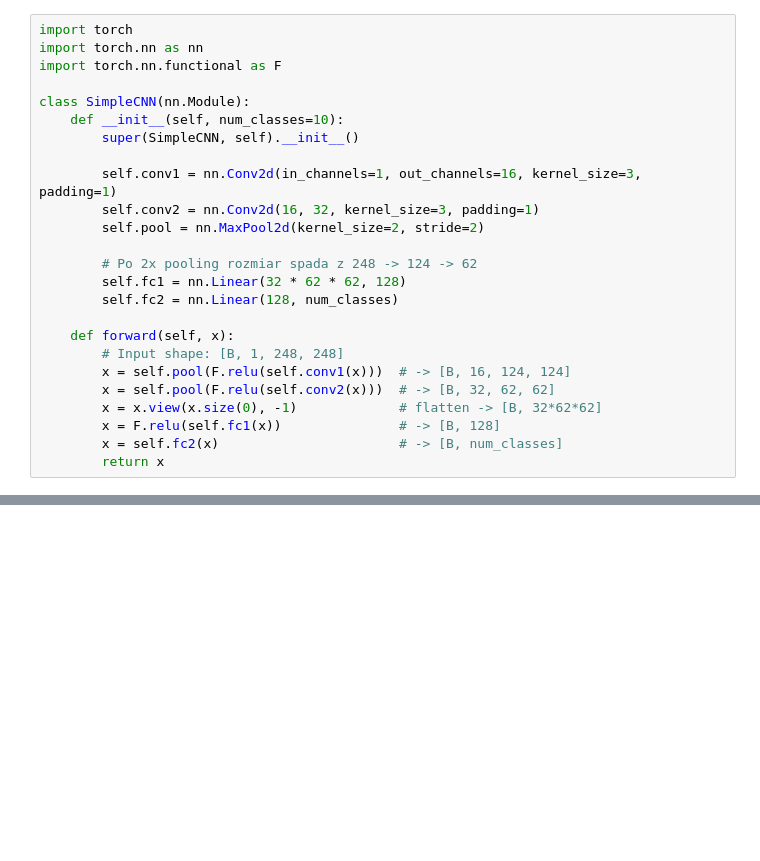
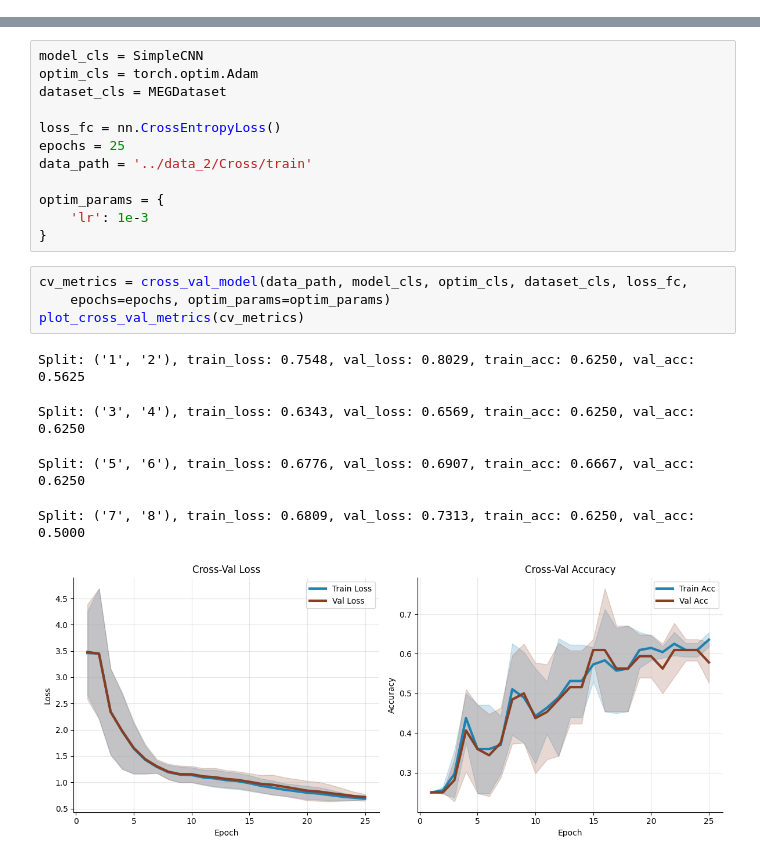
Before and after one commit to karolrogozinski/deep_learning_course, a Jupyter notebook: assignment_2/playground.ipynb, the cells around one changed output, grey strips where cells are left out. Cells and saved outputs as stored; diff of their text form; blank space fills up the shorter version.

```diff
--- a/assignment_2/playground.ipynb
+++ b/assignment_2/playground.ipynb
@@ -30,25 +12,0 @@ dataset[25]
-# %%
-import torch
-import torch.nn as nn
-import torch.nn.functional as F
-
-class SimpleCNN(nn.Module):
-    def __init__(self, num_classes=10):
-        super(SimpleCNN, self).__init__()
-
-        self.conv1 = nn.Conv2d(in_channels=1, out_channels=16, kernel_size=3, padding=1)
-        self.conv2 = nn.Conv2d(16, 32, kernel_size=3, padding=1)
-        self.pool = nn.MaxPool2d(kernel_size=2, stride=2)
-
-        # Po 2x pooling rozmiar spada z 248 -> 124 -> 62
-        self.fc1 = nn.Linear(32 * 62 * 62, 128)
-        self.fc2 = nn.Linear(128, num_classes)
-
-    def forward(self, x):
-        # Input shape: [B, 1, 248, 248]
-        x = self.pool(F.relu(self.conv1(x)))  # -> [B, 16, 124, 124]
-        x = self.pool(F.relu(self.conv2(x)))  # -> [B, 32, 62, 62]
-        x = x.view(x.size(0), -1)             # flatten -> [B, 32*62*62]
-        x = F.relu(self.fc1(x))               # -> [B, 128]
-        x = self.fc2(x)                       # -> [B, num_classes]
-        return x
@@ -64,0 +43,22 @@ RuntimeError: Given groups=1, weight of size [16, 1, 3, 3], expected input[1, 16
+# %%
+model_cls = SimpleCNN
+optim_cls = torch.optim.Adam
+dataset_cls = MEGDataset
+
+loss_fc = nn.CrossEntropyLoss()
+epochs = 25
+data_path = '../data_2/Cross/train'
+
+optim_params = {
+    'lr': 1e-3
+}
+# %%
+cv_metrics = cross_val_model(data_path, model_cls, optim_cls, dataset_cls, loss_fc,
+    epochs=epochs, optim_params=optim_params)
+plot_cross_val_metrics(cv_metrics)
+# %% [output]
+Split: ('1', '2'), train_loss: 0.7548, val_loss: 0.8029, train_acc: 0.6250, val_acc: 0.5625
+Split: ('3', '4'), train_loss: 0.6343, val_loss: 0.6569, train_acc: 0.6250, val_acc: 0.6250
+Split: ('5', '6'), train_loss: 0.6776, val_loss: 0.6907, train_acc: 0.6667, val_acc: 0.6250
+Split: ('7', '8'), train_loss: 0.6809, val_loss: 0.7313, train_acc: 0.6250, val_acc: 0.5000
+[figure, added]
```
Also changed, not shown: parts of 7 cells of this notebook, 6 other files.
